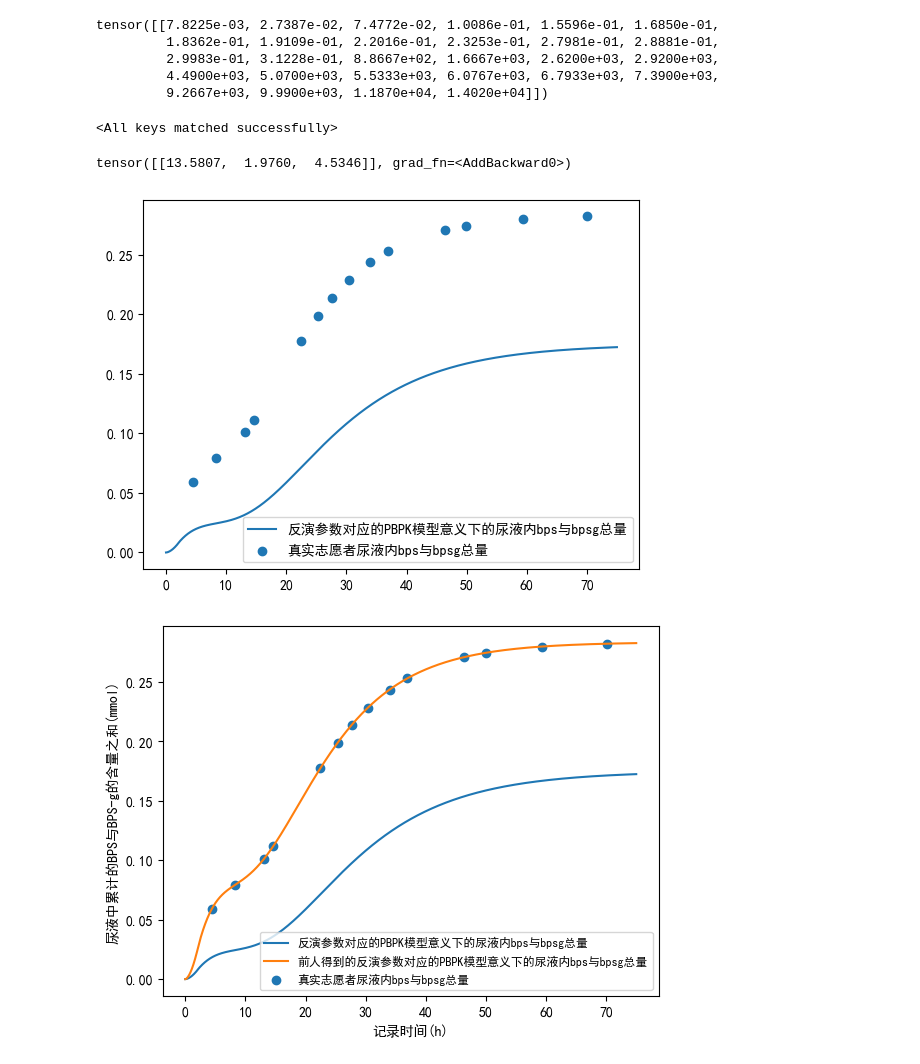
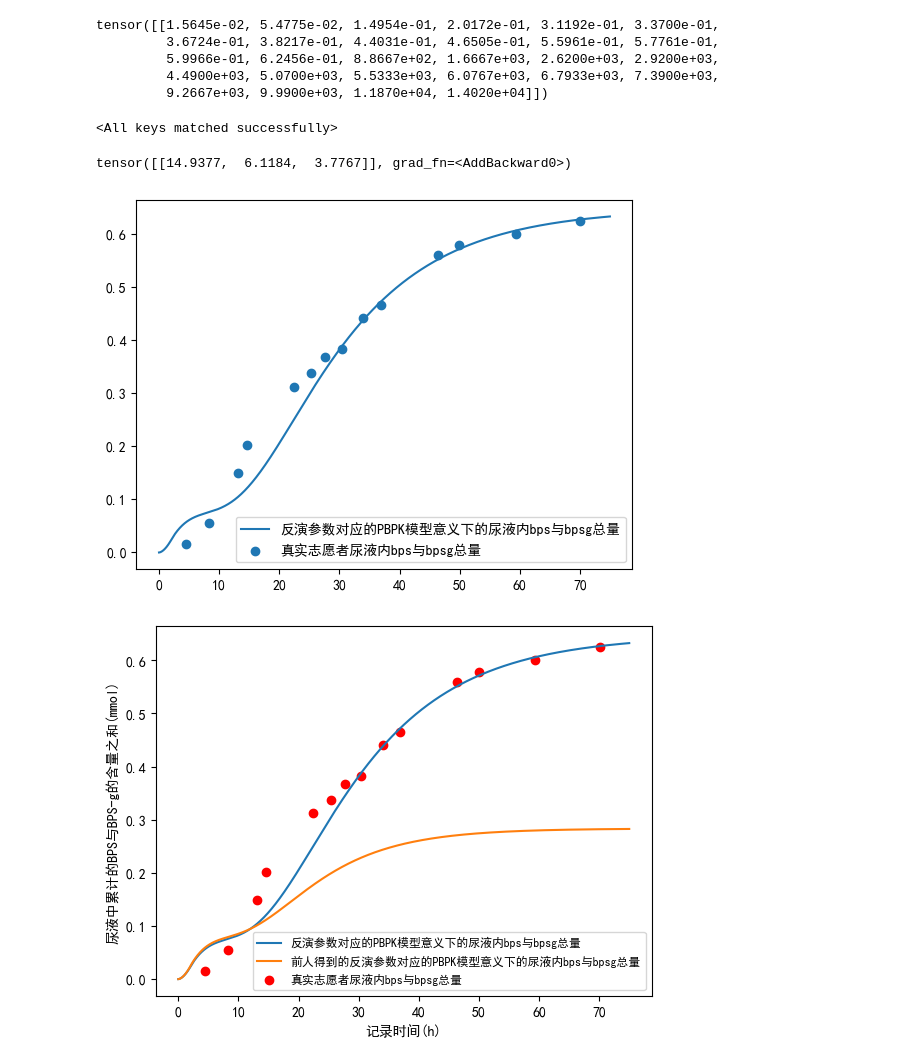
Before and after one commit to findmezackbone/BPs_BPTK, a Jupyter notebook: Python/optim/calibration.ipynb, the cells around one changed output. Drawn from its saved outputs; the diff is of its cells as text; code cells hidden in the pictures.

```diff
--- a/Python/optim/calibration.ipynb
+++ b/Python/optim/calibration.ipynb
@@ -26,7 +27,7 @@ os.chdir('d:\\xjr\\BPs_BPTK')
 # %%
-X =  np.load("Python\optim\Time_DualNN14\database\input_add2.npy")
+X =  np.load("Python\optim\Time_DualNN14\database\input_add.npy")
 
-y = np.load("Python\optim\Time_DualNN14\database\label_add2.npy")
+y = np.load("Python\optim\Time_DualNN14\database\label_add.npy")
 
 
 def standard_transform(x):
@@ -105,7 +106,7 @@ true_input1= torch.tensor([1.5645,
 57.7614,
 59.9664,
 62.4556
-]).float()*0.005
+]).float()*0.01
 
 true_input2 = torch.tensor([4.433333333,
 8.333333333,
@@ -134,9 +135,9 @@ print(true_input)
 
 true_input_transformed = standard_transform_paras(true_input,X_mean,X_std)
 # %% [output]
-tensor([[7.8225e-03, 2.7387e-02, 7.4772e-02, 1.0086e-01, 1.5596e-01, 1.6850e-01,
-         1.8362e-01, 1.9109e-01, 2.2016e-01, 2.3253e-01, 2.7981e-01, 2.8881e-01,
-         2.9983e-01, 3.1228e-01, 8.8667e+02, 1.6667e+03, 2.6200e+03, 2.9200e+03,
+tensor([[1.5645e-02, 5.4775e-02, 1.4954e-01, 2.0172e-01, 3.1192e-01, 3.3700e-01,
+         3.6724e-01, 3.8217e-01, 4.4031e-01, 4.6505e-01, 5.5961e-01, 5.7761e-01,
+         5.9966e-01, 6.2456e-01, 8.8667e+02, 1.6667e+03, 2.6200e+03, 2.9200e+03,
          4.4900e+03, 5.0700e+03, 5.5333e+03, 6.0767e+03, 6.7933e+03, 7.3900e+03,
          9.2667e+03, 9.9900e+03, 1.1870e+04, 1.4020e+04]])
 # %%
@@ -216,7 +220,7 @@ output_inverse = inverse_transform(output,y_mean,y_std)
 
 print(output_inverse)
 # %% [output]
-tensor([[13.5807,  1.9760,  4.5346]], grad_fn=<AddBackward0>)
+tensor([[14.9377,  6.1184,  3.7767]], grad_fn=<AddBackward0>)
 # %%
 output_final = output_inverse.detach().numpy()
 
@@ -231,22 +235,22 @@ plt.scatter(true_input2/200, true_input1, label='真实志愿者尿液内bps与b
 plt.legend()
 plt.show()
 # %% [output]
-[figure, old version]
+[figure, new version]
 # %%
 original_result = np.loadtxt (open("R\OriginalResult.csv"),delimiter=",",skiprows=1,usecols=range(2,65))
 
 R_urine = original_result[:,38]
 R_urineg = original_result[:,54]
 
 R_urine_total = R_urine+R_urineg
 
 plt.plot(time,urine_total[0,:],label='反演参数对应的PBPK模型意义下的尿液内bps与bpsg总量')
 plt.plot(time,R_urine_total[0:15000],label='前人得到的反演参数对应的PBPK模型意义下的尿液内bps与bpsg总量')
-plt.scatter(true_input2/200, true_input1, label='真实志愿者尿液内bps与bpsg总量')
+plt.scatter(true_input2/200, true_input1, label='真实志愿者尿液内bps与bpsg总量', c='red')
 plt.xlabel('记录时间(h)')
 plt.ylabel('尿液中累计的BPS与BPS-g的含量之和(mmol)')
 plt.legend(fontsize=8.6)
 
 plt.show()
 # %% [output]
-[figure, old version]
+[figure, new version]
```
Also changed, not shown: parts of 2 cells of this notebook, 9 other files.
